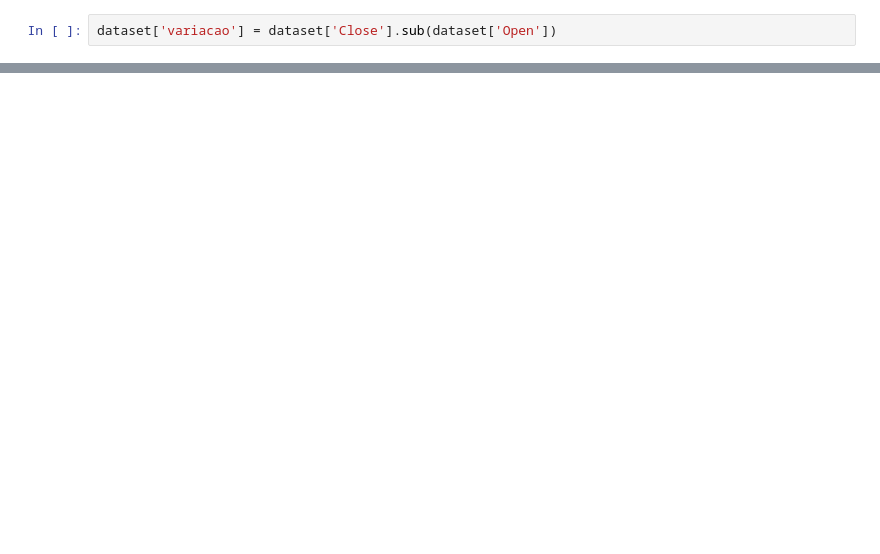
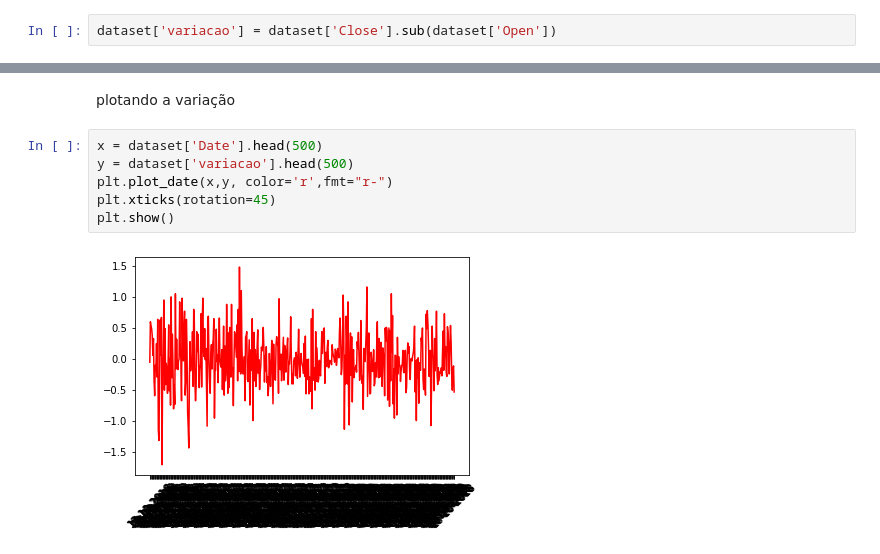
Before and after one commit to petersonrs/repo, a Jupyter notebook: analise_bbse.ipynb, the cells around one changed output, grey strips where cells are left out. Drawn from its saved outputs; the diff is of its cells as text; blank space fills up the shorter version.

```diff
--- a/analise_bbse.ipynb
+++ b/analise_bbse.ipynb
@@ -65,0 +95,10 @@ dataset
+# %% [markdown]
+plotando a variação
+# %%
+x = dataset['Date'].head(500)
+y = dataset['variacao'].head(500)
+plt.plot_date(x,y, color='r',fmt="r-")
+plt.xticks(rotation=45)
+plt.show()
+# %% [output]
+[figure, added]
```
Also changed, not shown: parts of 16 cells of this notebook.
